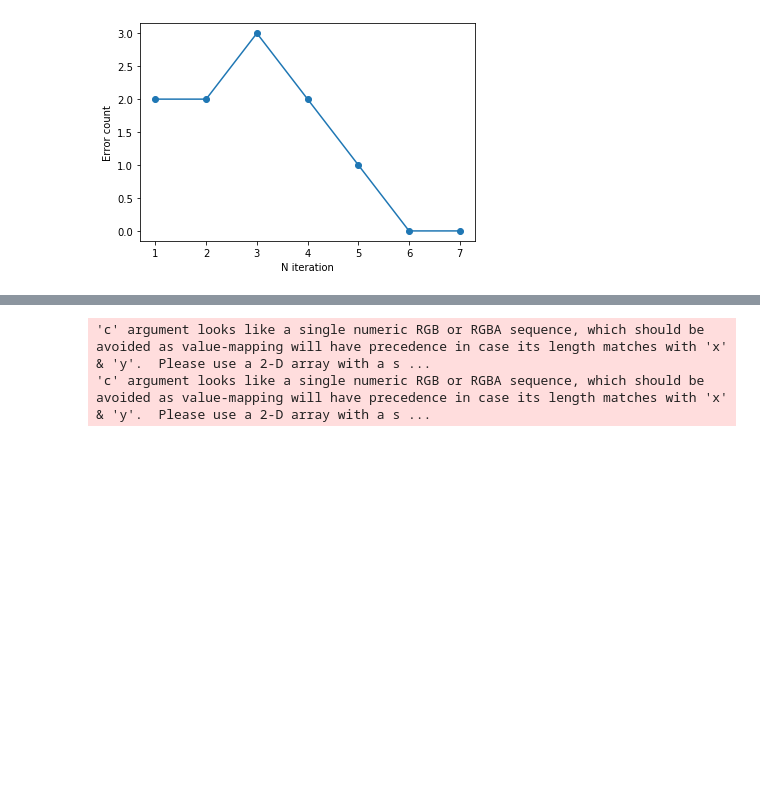
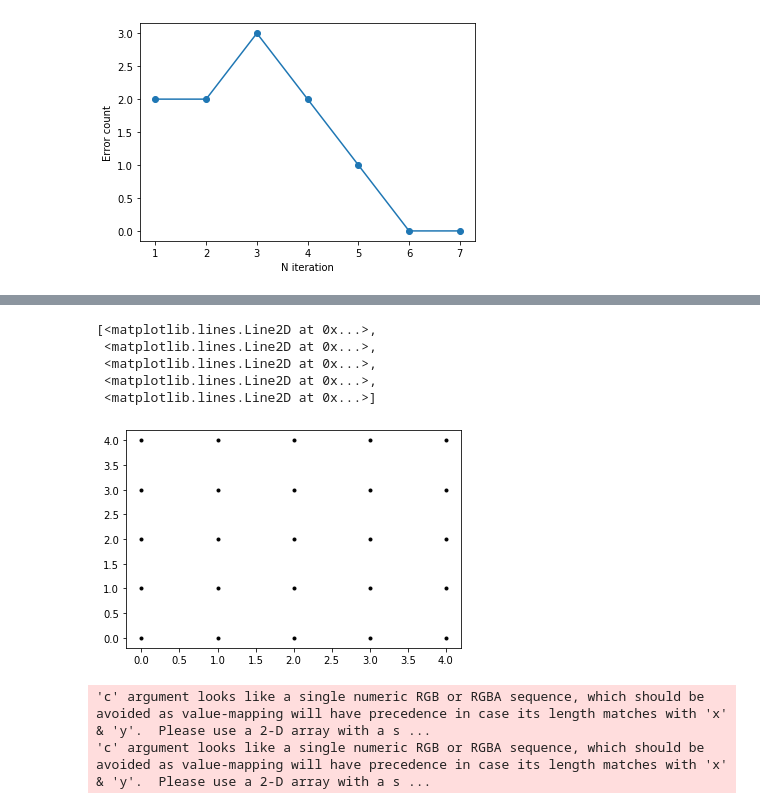
Before and after one commit to nefomichev/ml_models, a Jupyter notebook: rashka_ml_course/Classificator.ipynb, the cells around one changed output, grey strips where cells are left out. Saved outputs shown, nothing was run; the diff lists cells and outputs as text; code cells hidden in the pictures; blank space fills up the shorter version.

Commit message:
[+] meshgrid short guide

```diff
--- a/rashka_ml_course/Classificator.ipynb
+++ b/rashka_ml_course/Classificator.ipynb
@@ -123,0 +136,4 @@ plt.show()
+# %%
+xvalues = np.array([0, 1, 2, 3, 4])
+yvalues = np.array([0, 1, 2, 3, 4])
+xx, yy = np.meshgrid(xvalues, yvalues)
@@ -124,3 +154,12 @@ plt.show()
+# %%
+plt.plot(xx, yy, marker='.', color='k', linestyle='none')
+# %% [output]
+[<matplotlib.lines.Line2D at 0x...>,
+ <matplotlib.lines.Line2D at 0x...>,
+ <matplotlib.lines.Line2D at 0x...>,
+ <matplotlib.lines.Line2D at 0x...>,
+ <matplotlib.lines.Line2D at 0x...>]
+[figure, added]
 # %%
 from matplotlib.colors import ListedColormap
 
```
Also changed, not shown: parts of 3 cells of this notebook, 1 other file.
